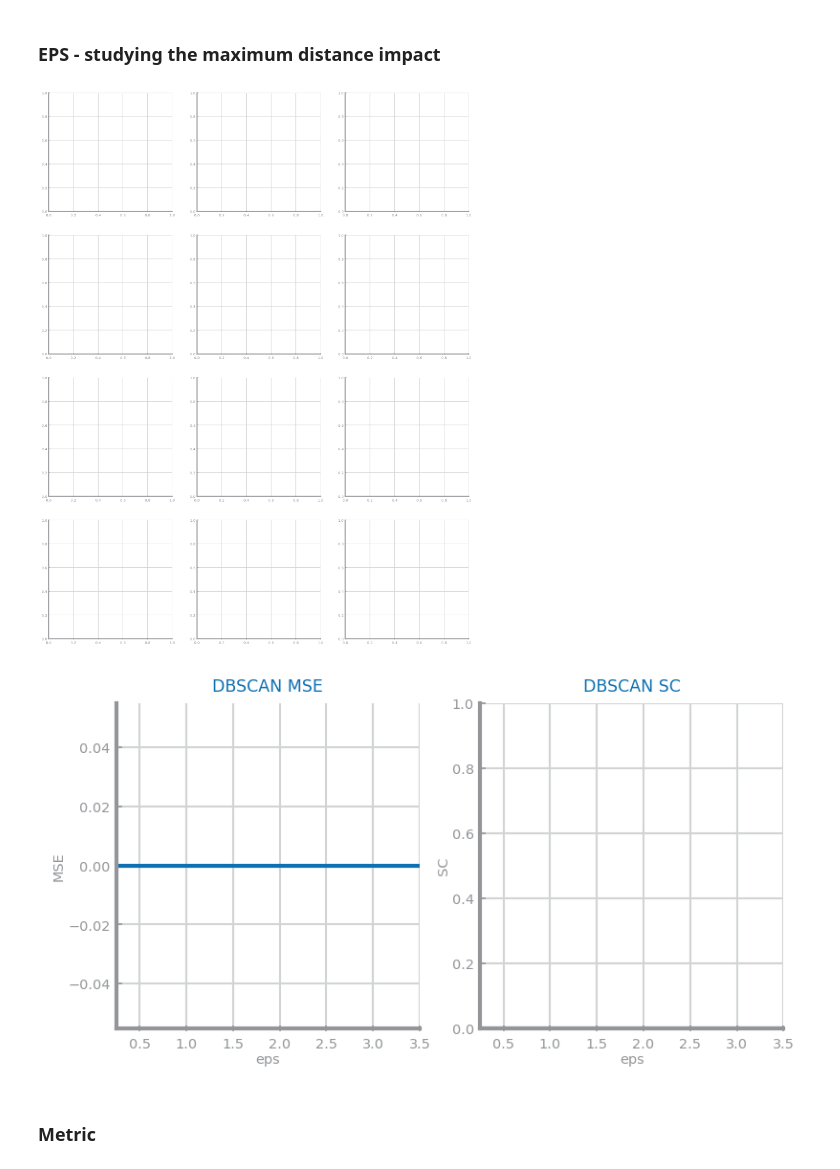
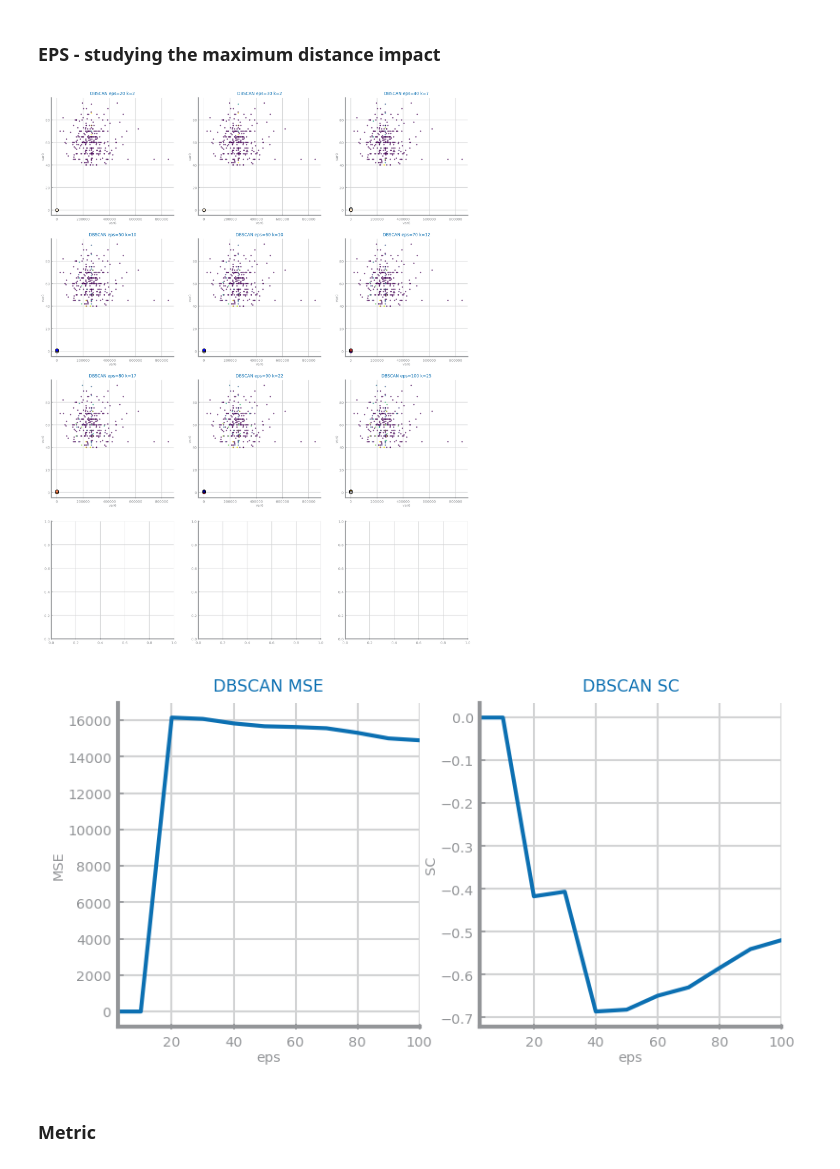
Before and after one commit to filipesousaist/ds_project, a Jupyter notebook: dataset1/Clustering/Clustering_n_prepared.ipynb, the cells around one changed output. Drawn from its saved outputs; the diff is of its cells as text; code cells hidden in the pictures.

```diff
--- a/dataset1/Clustering/Clustering_n_prepared.ipynb
+++ b/dataset1/Clustering/Clustering_n_prepared.ipynb
@@ -92,39 +92,39 @@ plt.show()
 # %%
 from sklearn.cluster import DBSCAN
 
-EPS = [0.25, 0.5, 1, 1.25, 1.5, 2, 2.25, 2.5, 3, 3.5,] #QUESTION: too big values????????
+EPS = [2.5, 5, 10, 20, 30, 40, 50, 60, 70, 80, 90, 100] #QUESTION: wrong values????????
 mse: list = []
 sc: list = []
 rows, cols = ds.choose_grid(len(EPS))
 _, axs = plt.subplots(rows, cols, figsize=(cols*5, rows*5), squeeze=False)
 i, j = 0, 0
 
 for n in range(len(EPS)):
     estimator = DBSCAN(eps=EPS[n], min_samples=2)
     estimator.fit(data)
     labels = estimator.labels_
     k = len(set(labels)) - (1 if -1 in labels else 0)
     if k > 1:
         centers = ds.compute_centroids(data, labels)
         mse.append(ds.compute_mse(data.values, labels, centers))
         sc.append(silhouette_score(data, labels))
         ds.plot_clusters(data, v2, v1, labels.astype(float), estimator.components_, k,
                          f'DBSCAN eps={EPS[n]} k={k}', ax=axs[i,j])
         i, j = (i + 1, 0) if (n+1) % cols == 0 else (i, j + 1)
     else:
         mse.append(0)
         sc.append(0)
 
 plt.show()
 # %% [output]
-[figure, old version]
+[figure, new version]
 # %%
 fig, ax = plt.subplots(1, 2, figsize=(6, 3), squeeze=False)
 ds.plot_line(EPS, mse, title='DBSCAN MSE', xlabel='eps', ylabel='MSE', ax=ax[0, 0])
-ds.plot_line(EPS, sc, title='DBSCAN SC', xlabel='eps', ylabel='SC', ax=ax[0, 1], percentage=True)
+ds.plot_line(EPS, sc, title='DBSCAN SC', xlabel='eps', ylabel='SC', ax=ax[0, 1])
 plt.show()
 # %% [output]
-[figure, old version]
+[figure, new version]
 # %% [markdown]
 ### Metric
 # %%
```
Also changed, not shown: parts of 3 cells of this notebook, 3 other files.
